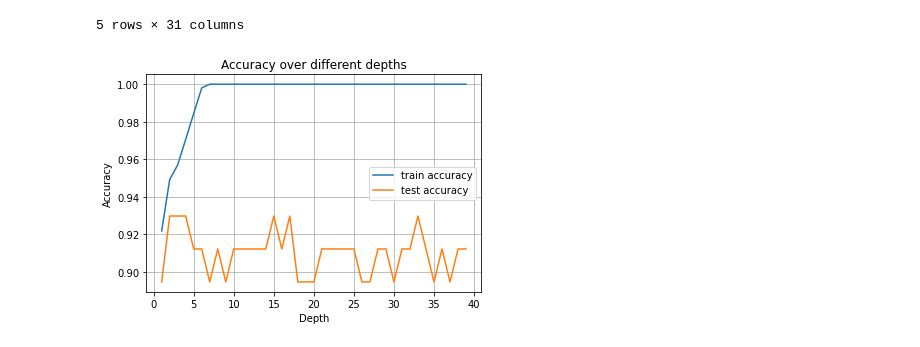
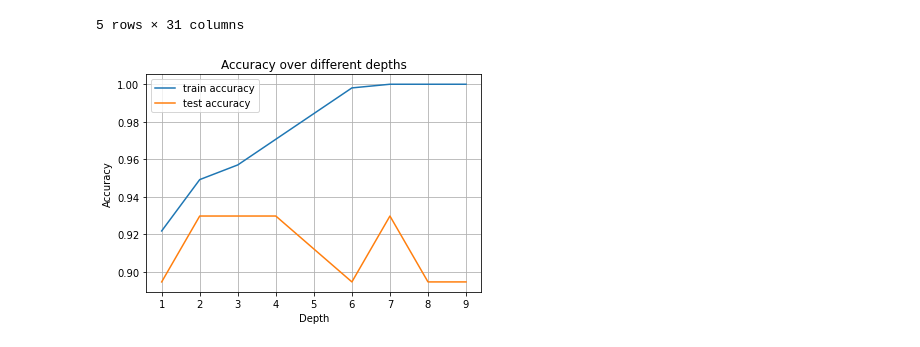
Before and after one commit to yogesh-shrestha/ML_Algorithms_Examples, a Jupyter notebook: 03_decision_trees/02_breast_cancer_classification.ipynb, the cells around one changed output. Saved outputs shown, nothing was run; the diff lists cells and outputs as text; code cells hidden in the pictures.

```diff
--- a/03_decision_trees/02_breast_cancer_classification.ipynb
+++ b/03_decision_trees/02_breast_cancer_classification.ipynb
@@ -32,38 +32,38 @@ df.head()
 X = df.drop(columns = ['diagnosis'])
 y = df['diagnosis']
 
 # Converting to NumPy arrays
 X = X.to_numpy()
 y = y.to_numpy()
 
 # Splitting into train, test set
 sss = StratifiedShuffleSplit(n_splits=1, test_size=0.1, random_state=42)
 for train_index, test_index in sss.split(X,y):
     X_train, y_train = X[train_index], y[train_index]
     X_test, y_test = X[test_index], y[test_index]
 
 
 # train and test accuracy at different depth
 train_acc, test_acc = [],[]
-for depth in range(1,40):
+for depth in range(1,10):
     tree_clf = DecisionTreeClassifier(max_depth=depth)
     tree_clf.fit(X_train, y_train)
     y_train_pred = tree_clf.predict(X_train)
     y_test_pred = tree_clf.predict(X_test)
     train_acc.append(accuracy_score(y_train, y_train_pred))
     test_acc.append(accuracy_score(y_test, y_test_pred))
 
-# plot
+#
 fig, ax = plt.subplots()
-_ = ax.plot(range(1,40), train_acc, label = 'train accuracy')
-_ = ax.plot(range(1,40),test_acc, label='test accuracy')
+_ = ax.plot(range(1,10), train_acc, label = 'train accuracy')
+_ = ax.plot(range(1,10),test_acc, label='test accuracy')
 _ = ax.set_title('Accuracy over different depths')
 _ = ax.set_xlabel('Depth')
 _ = ax.set_ylabel('Accuracy')
 _ = ax.legend()
 _ = ax.grid(True)
 # %% [output]
-[figure, old version]
+[figure, new version]
 # %%
 # Decision Tree Structure
 tree_clf = DecisionTreeClassifier(max_depth=3)
```
